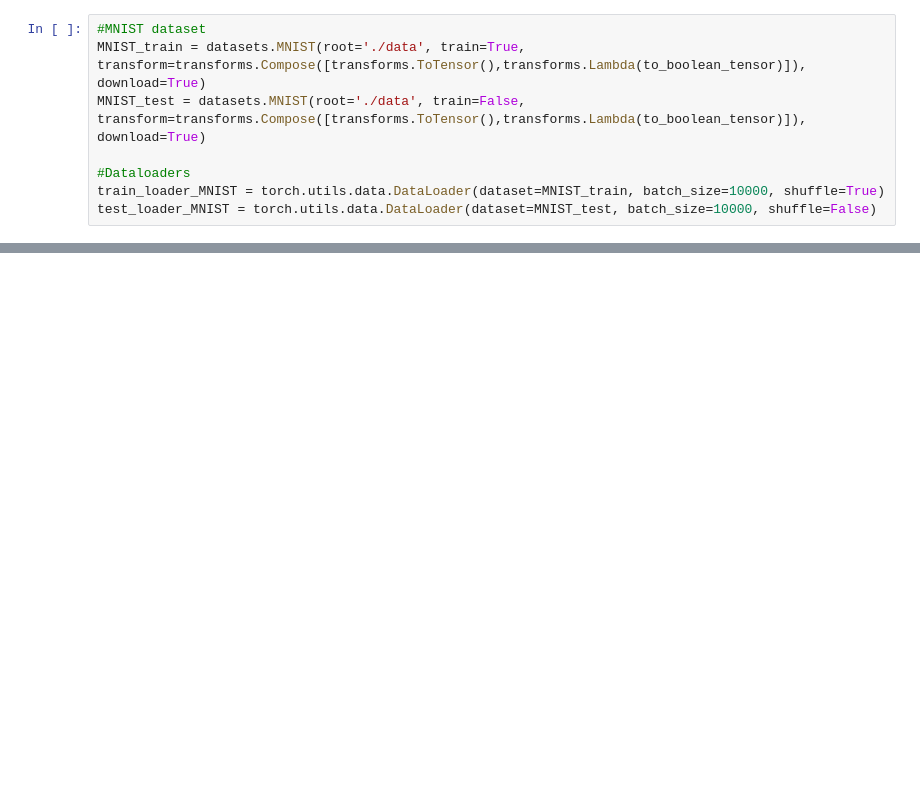
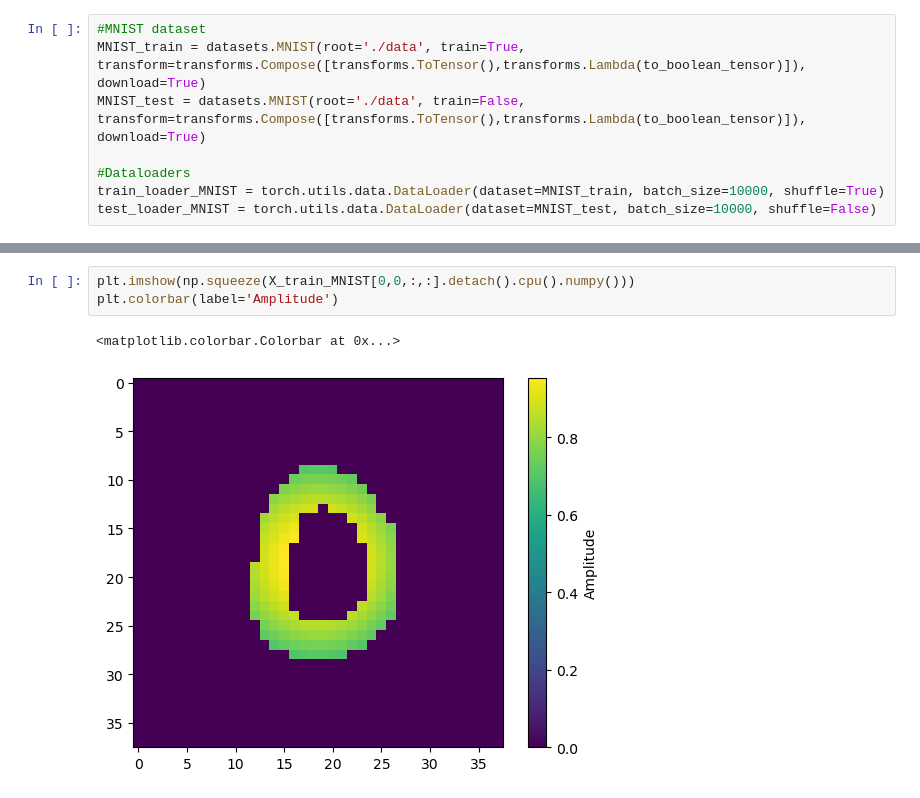
Before and after one commit to ASkalli/ONN_SLM, a Jupyter notebook: Test_linear_ONN.ipynb, the cells around one changed output, grey strips where cells are left out. Saved outputs shown, nothing was run; the diff lists cells and outputs as text; blank space fills up the shorter version.

```diff
--- a/Test_linear_ONN.ipynb
+++ b/Test_linear_ONN.ipynb
@@ -34,0 +28,6 @@ NameError: name 'padd_images' is not defined
+# %%
+plt.imshow(np.squeeze(X_train_MNIST[0,0,:,:].detach().cpu().numpy()))
+plt.colorbar(label='Amplitude')
+# %% [output]
+<matplotlib.colorbar.Colorbar at 0x...>
+[figure, added]
```
Also changed, not shown: parts of 7 cells of this notebook, 3 other files.
